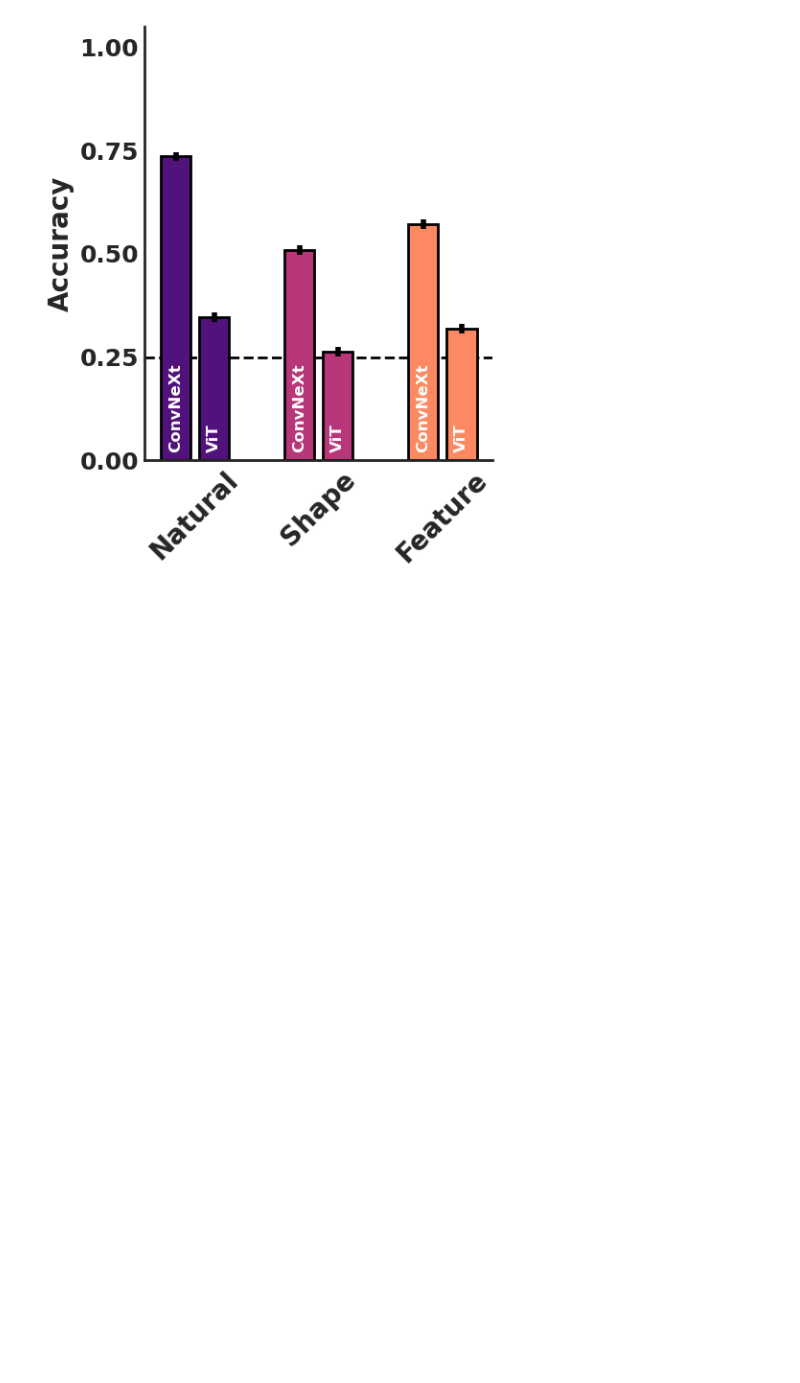
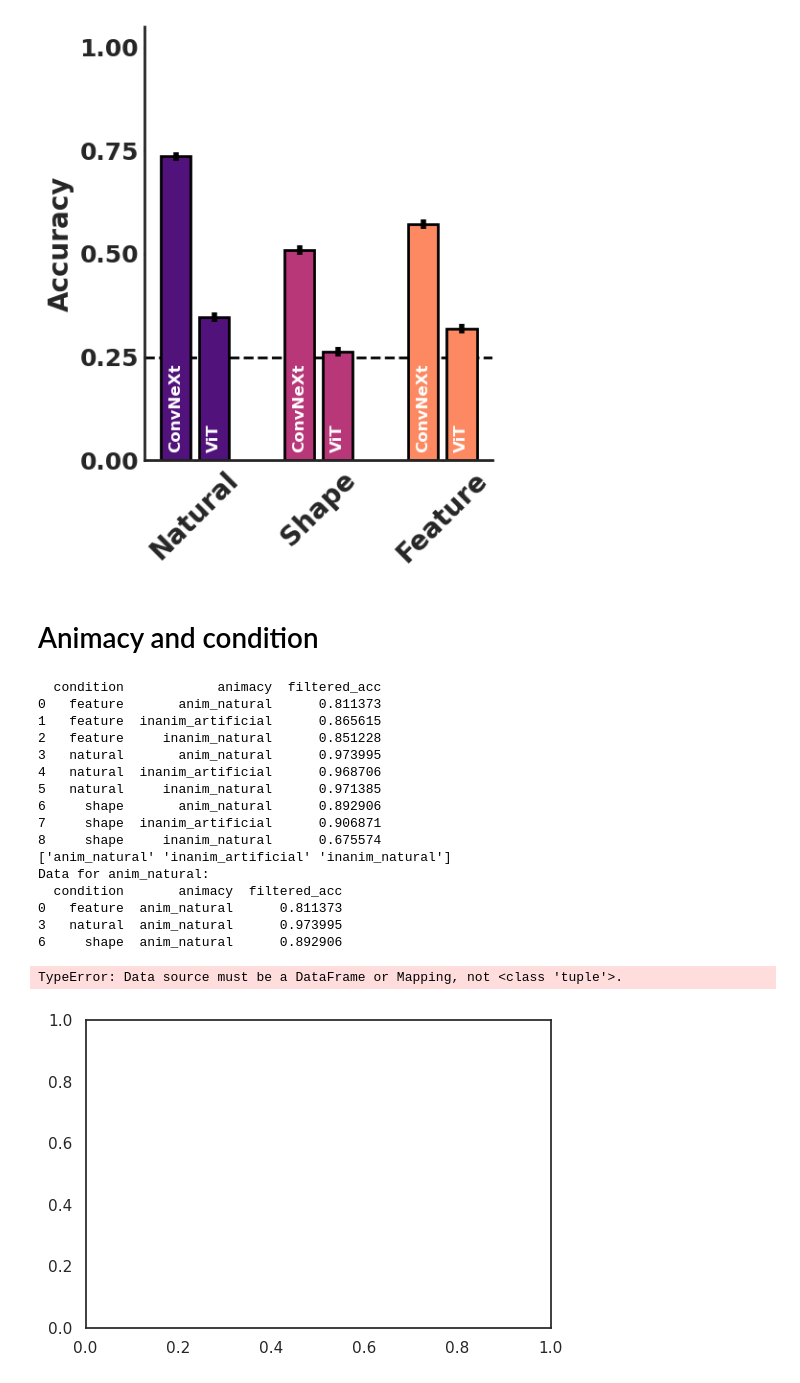
Before and after one commit to ars1399/glint_analysis, a Jupyter notebook: glint_figure_generator.ipynb, the cells around one changed output. Saved outputs shown, nothing was run; the diff lists cells and outputs as text; code cells hidden in the pictures; blank space fills up the shorter version.

```diff
--- a/glint_figure_generator.ipynb
+++ b/glint_figure_generator.ipynb
@@ -1112,3 +1120,46 @@ Model novel: n=6 min=0.2200 max=0.2200
 [figure]
 [figure]
 [figure]
+# %% [markdown]
+# Animacy and condition
+# %%
+condition_animacy = data.groupby(['condition', 'animacy'])['filtered_acc'].mean().reset_index()
+print(condition_animacy)
+animacies = condition_animacy['animacy'].unique()
+print(animacies)
+
+for animacy in animacies:
+    subset = condition_animacy[condition_animacy['animacy'] == animacy]
+    print(f"Data for {animacy}:")
+    print(subset)
+
+    # You can create a barplot for each animacy group using seaborn or matplotlib here
+
+    for :
+        figure, axis = plt.subplots(figsize=(6, 4))
+        sns.barplot(
+            data=subset,
+            x='condition',
+            y='filtered_acc',
+            hue='condition',
+            palette='magma'
+    )
+# %% [output]
+  condition            animacy  filtered_acc
+0   feature       anim_natural      0.811373
+1   feature  inanim_artificial      0.865615
+2   feature     inanim_natural      0.851228
+3   natural       anim_natural      0.973995
+4   natural  inanim_artificial      0.968706
+5   natural     inanim_natural      0.971385
+6     shape       anim_natural      0.892906
+7     shape  inanim_artificial      0.906871
+8     shape     inanim_natural      0.675574
+['anim_natural' 'inanim_artificial' 'inanim_natural']
+Data for anim_natural:
+  condition       animacy  filtered_acc
+0   feature  anim_natural      0.811373
+3   natural  anim_natural      0.973995
+6     shape  anim_natural      0.892906
+TypeError: Data source must be a DataFrame or Mapping, not <class 'tuple'>.
+[figure, added]
```
Also changed, not shown: parts of 13 cells of this notebook, 2 other files.
